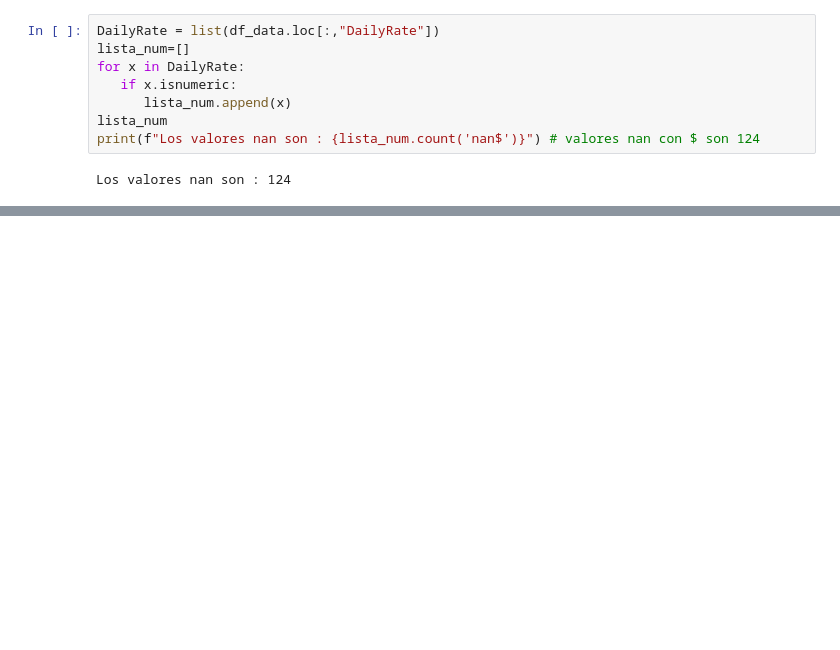
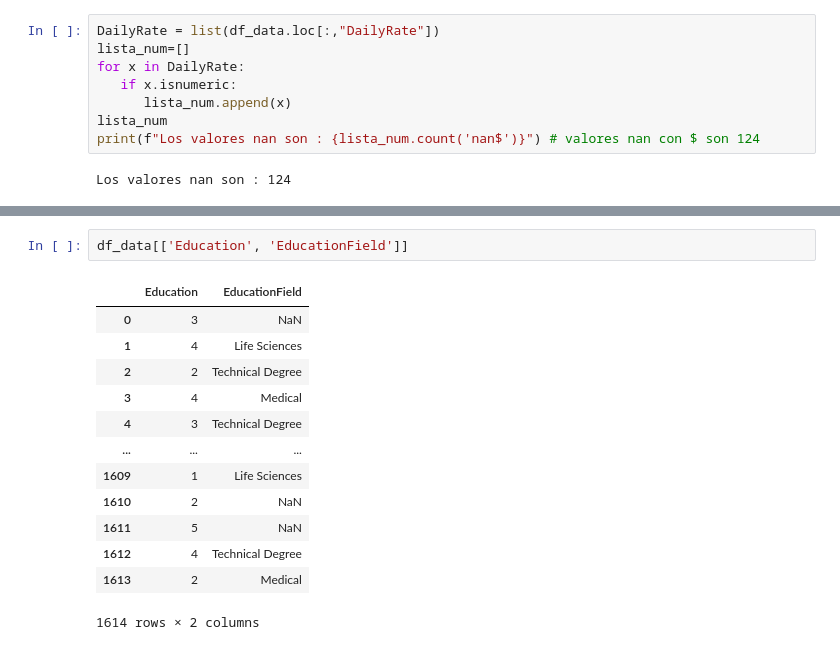
Before and after one commit to Adalab/proyecto-da-promo-Farzana-modulo3-team1, a Jupyter notebook: fase1_eda.ipynb, the cells around one changed output, grey strips where cells are left out. Cells and saved outputs as stored; diff of their text form; blank space fills up the shorter version.

```diff
--- a/fase1_eda.ipynb
+++ b/fase1_eda.ipynb
@@ -75,0 +141,16 @@ Los valores nan son : 124
+# %%
+df_data[['Education', 'EducationField']]
+# %% [output]
+|  | Education | EducationField |
+| 0 | 3 | NaN |
+| 1 | 4 | Life Sciences |
+| 2 | 2 | Technical Degree |
+| 3 | 4 | Medical |
+| 4 | 3 | Technical Degree |
+| ... | ... | ... |
+| 1609 | 1 | Life Sciences |
+| 1610 | 2 | NaN |
+| 1611 | 5 | NaN |
+| 1612 | 4 | Technical Degree |
+| 1613 | 2 | Medical |
+1614 rows × 2 columns
```
Also changed, not shown: parts of 5 cells of this notebook.
